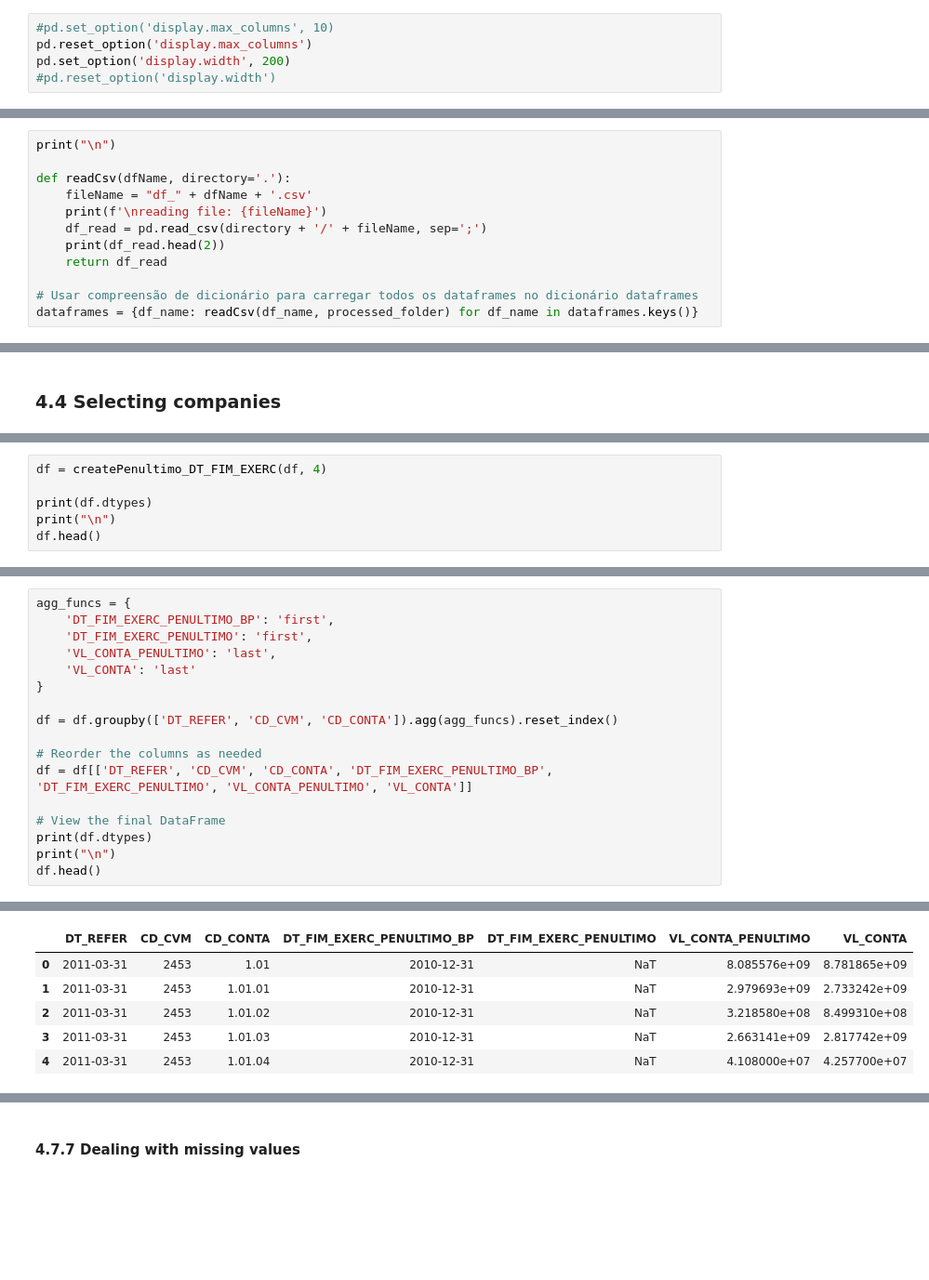
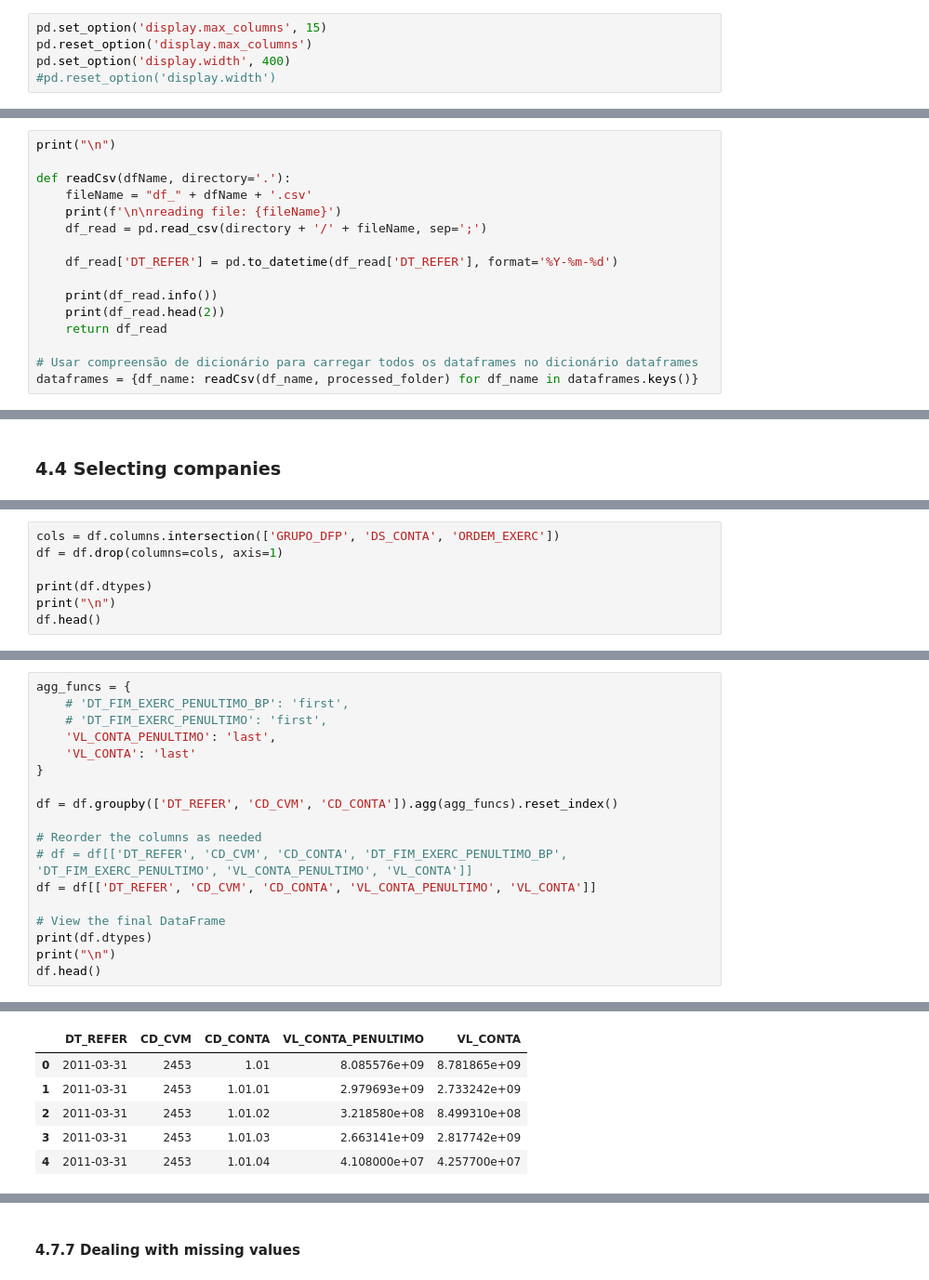
Before and after one commit to enok/flowpredict, a Jupyter notebook: flowpredict.ipynb, the cells around one changed output, grey strips where cells are left out. Shown at 93% size. Cells and saved outputs as stored; diff of their text form; blank space fills up the shorter version.

```diff
--- a/flowpredict.ipynb
+++ b/flowpredict.ipynb
@@ -164,9 +165,9 @@ from bs4 import BeautifulSoup
 # %% [markdown]
 ### 1.6 Setting Display
 # %%
-#pd.set_option('display.max_columns', 10)
+pd.set_option('display.max_columns', 15)
 pd.reset_option('display.max_columns')
-pd.set_option('display.width', 200)
+pd.set_option('display.width', 400)
 #pd.reset_option('display.width')
 # %% [markdown]
 ### 1.7 Downloading balance sheets files
@@ -389,8 +448,12 @@ print("\n")
 
 def readCsv(dfName, directory='.'):
     fileName = "df_" + dfName + '.csv'
-    print(f'\nreading file: {fileName}')
+    print(f'\n\nreading file: {fileName}')
     df_read = pd.read_csv(directory + '/' + fileName, sep=';')
+
+    df_read['DT_REFER'] = pd.to_datetime(df_read['DT_REFER'], format='%Y-%m-%d')
+
+    print(df_read.info())
     print(df_read.head(2))
     return df_read
 
@@ -814,5 +879,6 @@ def createPenultimo_VL_CONTA(df, position):
 # %%
-df = createPenultimo_DT_FIM_EXERC(df, 4)
+cols = df.columns.intersection(['GRUPO_DFP', 'DS_CONTA', 'ORDEM_EXERC'])
+df = df.drop(columns=cols, axis=1)
 
 print(df.dtypes)
 print("\n")
@@ -891,7 +910,7 @@ dtype: object
 # %%
 agg_funcs = {
-    'DT_FIM_EXERC_PENULTIMO_BP': 'first',
-    'DT_FIM_EXERC_PENULTIMO': 'first',
+    # 'DT_FIM_EXERC_PENULTIMO_BP': 'first',
+    # 'DT_FIM_EXERC_PENULTIMO': 'first',
     'VL_CONTA_PENULTIMO': 'last',
     'VL_CONTA': 'last'
 }
@@ -899,7 +918,8 @@ agg_funcs = {
 df = df.groupby(['DT_REFER', 'CD_CVM', 'CD_CONTA']).agg(agg_funcs).reset_index()
 
 # Reorder the columns as needed
-df = df[['DT_REFER', 'CD_CVM', 'CD_CONTA', 'DT_FIM_EXERC_PENULTIMO_BP', 'DT_FIM_EXERC_PENULTIMO', 'VL_CONTA_PENULTIMO', 'VL_CONTA']]
+# df = df[['DT_REFER', 'CD_CVM', 'CD_CONTA', 'DT_FIM_EXERC_PENULTIMO_BP', 'DT_FIM_EXERC_PENULTIMO', 'VL_CONTA_PENULTIMO', 'VL_CONTA']]
+df = df[['DT_REFER', 'CD_CVM', 'CD_CONTA', 'VL_CONTA_PENULTIMO', 'VL_CONTA']]
 
 # View the final DataFrame
 print(df.dtypes)
@@ -916,7 +934,7 @@ VL_CONTA                            float64
 dtype: object
-|  | DT_REFER | CD_CVM | CD_CONTA | DT_FIM_EXERC_PENULTIMO_BP | DT_FIM_EXERC_PENULTIMO | VL_CONTA_PENULTIMO | VL_CONTA |
-| 0 | 2011-03-31 | 2453 | 1.01 | 2010-12-31 | NaT | 8.085576e+09 | 8.781865e+09 |
-| 1 | 2011-03-31 | 2453 | 1.01.01 | 2010-12-31 | NaT | 2.979693e+09 | 2.733242e+09 |
-| 2 | 2011-03-31 | 2453 | 1.01.02 | 2010-12-31 | NaT | 3.218580e+08 | 8.499310e+08 |
-| 3 | 2011-03-31 | 2453 | 1.01.03 | 2010-12-31 | NaT | 2.663141e+09 | 2.817742e+09 |
-| 4 | 2011-03-31 | 2453 | 1.01.04 | 2010-12-31 | NaT | 4.108000e+07 | 4.257700e+07 |
+|  | DT_REFER | CD_CVM | CD_CONTA | VL_CONTA_PENULTIMO | VL_CONTA |
+| 0 | 2011-03-31 | 2453 | 1.01 | 8.085576e+09 | 8.781865e+09 |
+| 1 | 2011-03-31 | 2453 | 1.01.01 | 2.979693e+09 | 2.733242e+09 |
+| 2 | 2011-03-31 | 2453 | 1.01.02 | 3.218580e+08 | 8.499310e+08 |
+| 3 | 2011-03-31 | 2453 | 1.01.03 | 2.663141e+09 | 2.817742e+09 |
+| 4 | 2011-03-31 | 2453 | 1.01.04 | 4.108000e+07 | 4.257700e+07 |
```
Also changed, not shown: parts of 50 cells of this notebook, 5 other files.
